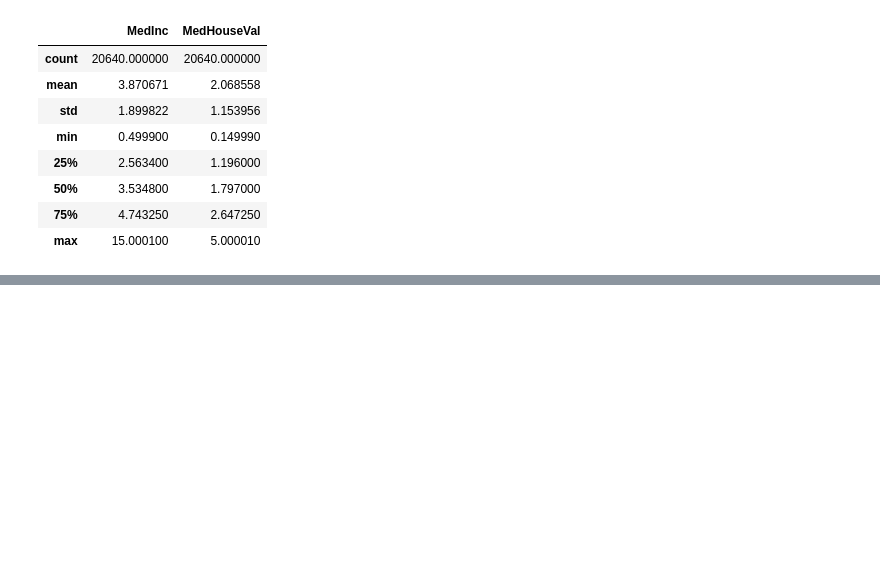
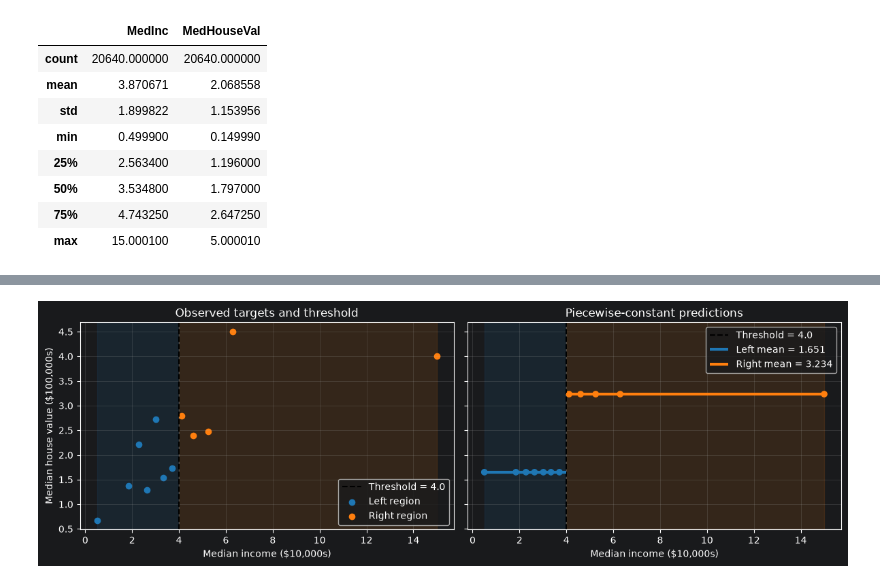
Before and after one commit to majorgilles/gradient-boosted-trees-course, a Jupyter notebook: notebooks/01-tree-prediction-geometry.ipynb, the cells around one changed output, grey strips where cells are left out. Cells and saved outputs as stored; diff of their text form; code cells hidden in the pictures; blank space fills up the shorter version.

```diff
--- a/notebooks/01-tree-prediction-geometry.ipynb
+++ b/notebooks/01-tree-prediction-geometry.ipynb
@@ -44,0 +117,19 @@ housing_rows.describe()
+# %%
+# Use an interpretable $40,000 cutoff; best-split search is outside this lesson.
+THRESHOLD = 4.0
+
+# Mark each row according to the threshold rule.
+left_mask = housing_slice["MedInc"] <= THRESHOLD
+right_mask = housing_slice["MedInc"] > THRESHOLD
+
+# Check that the regions cover every row without overlapping
+assert (left_mask | right_mask).all()
+assert not (left_mask & right_mask).any()
+assert left_mask.sum() == 7
+assert right_mask.sum() == 5
+
+# The mean target in each region becomes that leaf's shared prediction.
+left_leaf_prediction = housing_slice.loc[left_mask, "MedHouseVal"].mean()
+right_leaf_prediction = housing_slice.loc[right_mask, "MedHouseVal"].mean()
+
+left_leaf_prediction, right_leaf_prediction
@@ -44,0 +146,71 @@ housing_rows.describe()
+# %%
+import matplotlib.pyplot as plt
+
+# Convert the visible feature and target columns to NumPy arrays for plotting.
+x = housing_slice["MedInc"].to_numpy()
+y = housing_slice["MedHouseVal"].to_numpy()
+is_left = x <= THRESHOLD
+
+# Assign one of the two leaf values to every visible observation.
+predictions = np.where(
+    is_left,
+    left_leaf_prediction,
+    right_leaf_prediction,
+)
+
+# One prediction per row, using no more than two leaf values.
+assert predictions.shape == y.shape
+assert np.unique(predictions).size <= 2
+
+fig, (target_ax, prediction_ax) = plt.subplots(
+    1,
+    2,
+    figsize=(12, 4),
+    sharex=True,
+    sharey=True,
+)
+
+for ax in (target_ax, prediction_ax):
+    # Shade the two feature regions and mark their boundary.
+    ax.axvspan(x.min(), THRESHOLD, color="tab:blue", alpha=0.12)
+    ax.axvspan(THRESHOLD, x.max(), color="tab:orange", alpha=0.12)
+    ax.axvline(THRESHOLD, color="black", linestyle="--", label="Threshold = 4.0")
+    ax.set_xlabel(r"Median income (\$10,000s)")
+    ax.grid(alpha=0.25)
+
+# Left panel: real target values.
+target_ax.scatter(x[is_left], y[is_left], color="tab:blue", label="Left region")
+target_ax.scatter(x[~is_left], y[~is_left], color="tab:orange", label="Right region")
+target_ax.set_title("Observed targets and threshold")
+target_ax.set_ylabel(r"Median house value (\$100,000s)")
+target_ax.legend()
+
+# Right panel: the same model expressed as two horizontal steps.
+prediction_ax.hlines(
+    left_leaf_prediction,
+    x.min(),
+    THRESHOLD,
+    color="tab:blue",
+    linewidth=3,
+    label=f"Left mean = {left_leaf_prediction:.3f}",
+)
+prediction_ax.hlines(
+    right_leaf_prediction,
+    THRESHOLD,
+    x.max(),
+    color="tab:orange",
+    linewidth=3,
+    label=f"Right mean = {right_leaf_prediction:.3f}",
+)
+prediction_ax.scatter(
+    x,
+    predictions,
+    color=np.where(is_left, "tab:blue", "tab:orange"),
+)
+prediction_ax.set_title("Piecewise-constant predictions")
+prediction_ax.legend()
+
+fig.tight_layout()
+plt.show()
+# %% [output]
+[figure, added]
```
Also changed, not shown: parts of 9 cells of this notebook.
